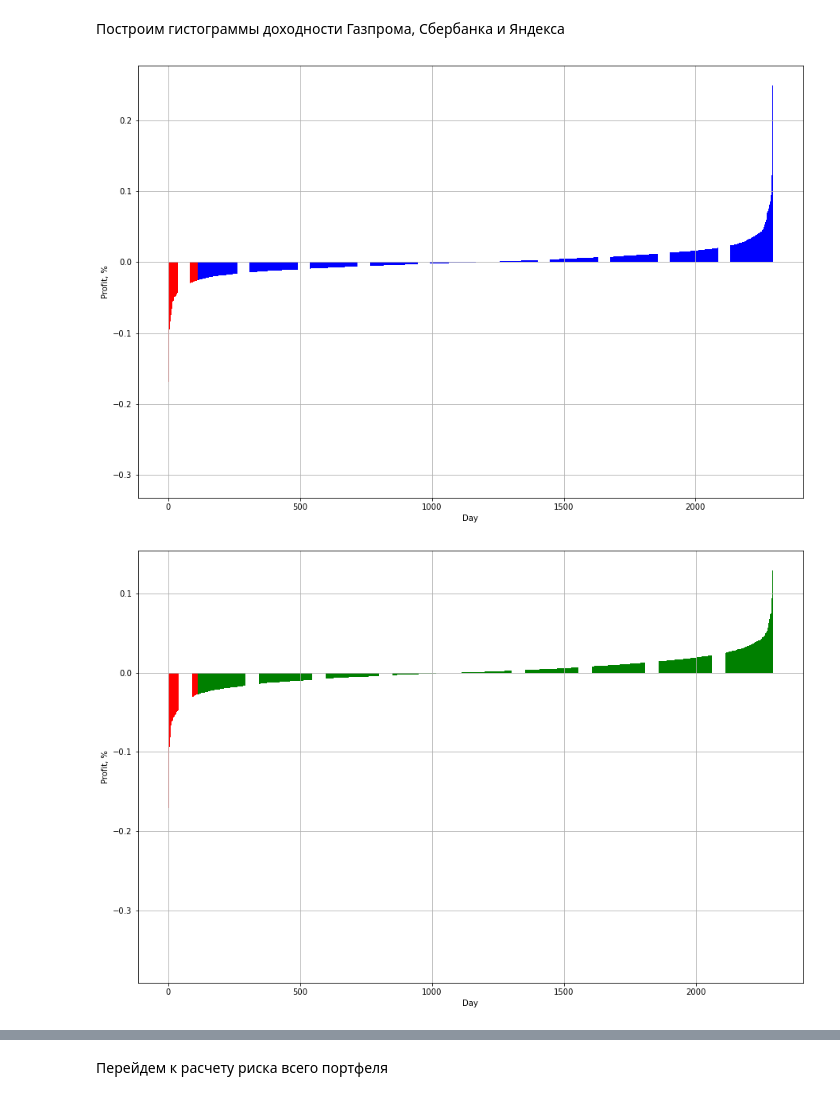
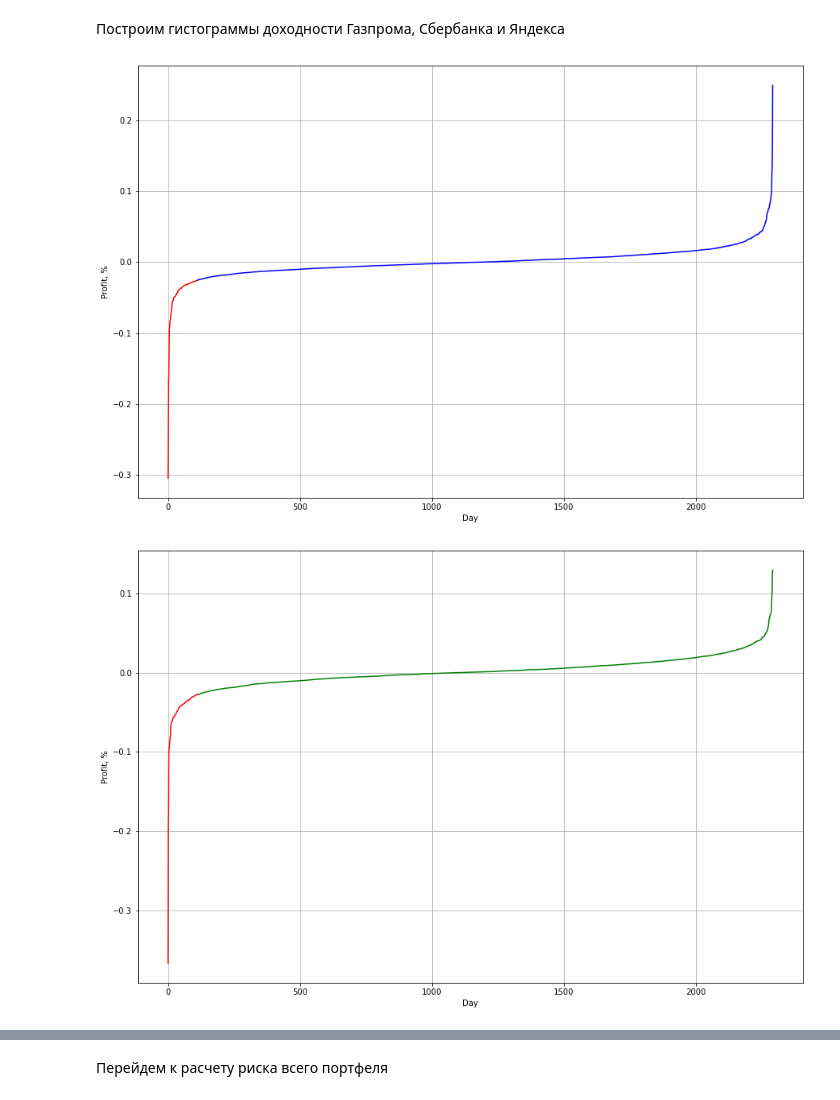
Before and after one commit to Daniela0531/finance_commission, a Jupyter notebook: Untitled3.ipynb, the cells around one changed output, grey strips where cells are left out. Saved outputs shown, nothing was run; the diff lists cells and outputs as text; code cells hidden in the pictures.

```diff
--- a/Untitled3.ipynb
+++ b/Untitled3.ipynb
@@ -236,27 +109,28 @@ VaR_st for Yandex is 3.2300000000000004 %
 cut_cases = sorted_data['Gazprom'][:coef]
 remain_cases = sorted_data['Gazprom'][coef:len(sorted_data['Gazprom'])]
 plt.figure(figsize=(15, 10))
-plt.bar(range(len(cut_cases)), cut_cases, color='red')
-plt.bar(range(len(cut_cases), len(remain_cases) + len(cut_cases)), remain_cases, color='blue')
+
+plt.plot(range(len(cut_cases)), cut_cases, color='red')
+plt.plot(range(len(cut_cases), len(remain_cases) + len(cut_cases)), remain_cases, color='blue')
 plt.xlabel('Day')
 plt.ylabel('Profit, %')
 plt.grid()
 plt.show()
 # %% [output]
-[figure, old version]
+[figure, new version]
 # %%
 # сбербанка пока нет
 cut_cases = sorted_data['Sberbank'][:coef]
 remain_cases = sorted_data['Sberbank'][coef:len(sorted_data['Sberbank'])]
 plt.figure(figsize=(15, 10))
-plt.bar(range(len(cut_cases)), cut_cases, color='red')
-plt.bar(range(len(cut_cases), len(remain_cases) + len(cut_cases)), remain_cases, color='green')
+plt.plot(range(len(cut_cases)), cut_cases, color='red')
+plt.plot(range(len(cut_cases), len(remain_cases) + len(cut_cases)), remain_cases, color='green')
 plt.xlabel('Day')
 plt.ylabel('Profit, %')
 plt.grid()
 plt.show()
 # %% [output]
-[figure, old version]
+[figure, new version]
 # %%
 # яндекса пока нет
 cut_cases = sorted_data['Yandex'][:coef]
```
Also changed, not shown: parts of 19 cells of this notebook.
